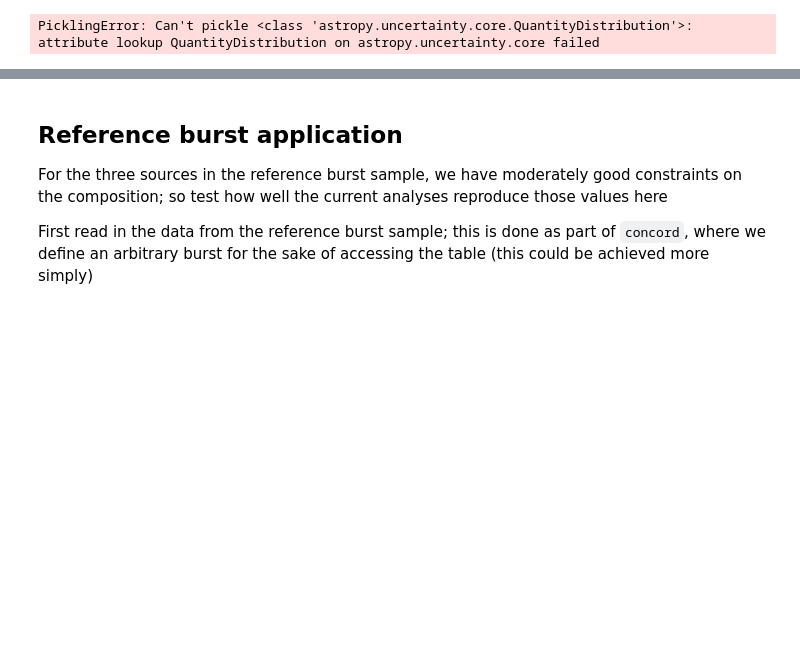
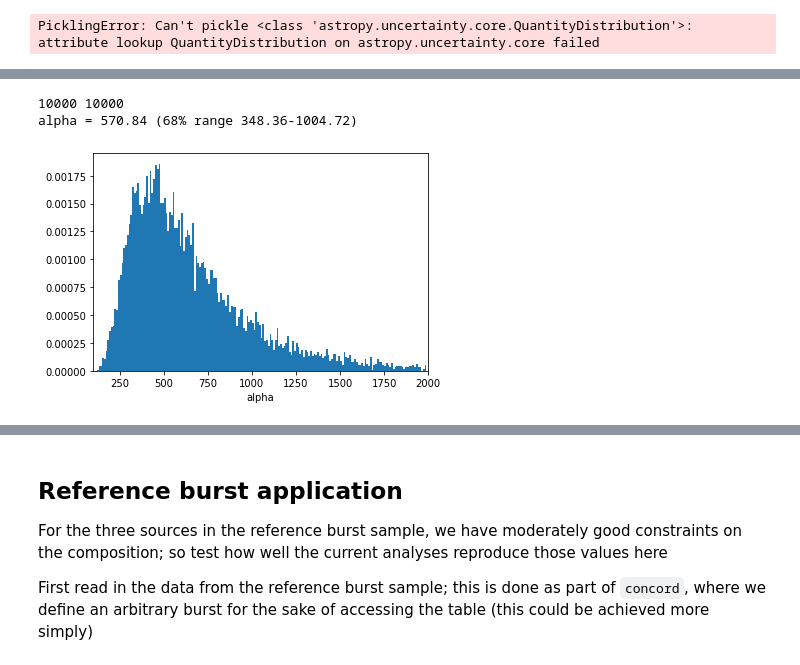
Before and after one commit to outs1der/concord, a Jupyter notebook: Inferring burster properties.ipynb, the cells around one changed output, grey strips where cells are left out. Saved outputs shown, nothing was run; the diff lists cells and outputs as text; code cells hidden in the pictures; blank space fills up the shorter version.

```diff
--- a/Inferring burster properties.ipynb
+++ b/Inferring burster properties.ipynb
@@ -404,0 +461,25 @@ PicklingError: Can't pickle <class 'astropy.uncertainty.core.QuantityDistributio
+# %%
+# Calculate alpha and plot the histogram, using the concord routine
+
+# alpha = pflux*f_unit/u.s*bc*tdel.to('s')/(fluen*f_unit)
+alpha = cd.alpha(tdel_arr,(fluen,fluene),(pflux,pfluxe),bc)
+alpha.distribution
+
+print(len(tdel_arr), cd.len_dist(alpha))
+with quantity_support():
+    plt.hist(alpha.distribution,bins=np.arange(0,2000,10),density=True)
+plt.xlabel('alpha')
+plt.xlim(100,2000)
+# print (len(alpha))
+# print (np.isscalar(alpha[3]))
+
+# Also show the statistics
+
+ap = np.percentile(alpha.distribution,(16,50,84))
+print ("alpha = {:.2f} (68% range {:.2f}-{:.2f})".format(ap[1],ap[0],ap[2]))
+
+# print (len(alpha))
+# %% [output]
+10000 10000
+alpha = 570.84 (68% range 348.36-1004.72)
+[figure, added]
```
Also changed, not shown: parts of 21 cells of this notebook, 1 other file.
